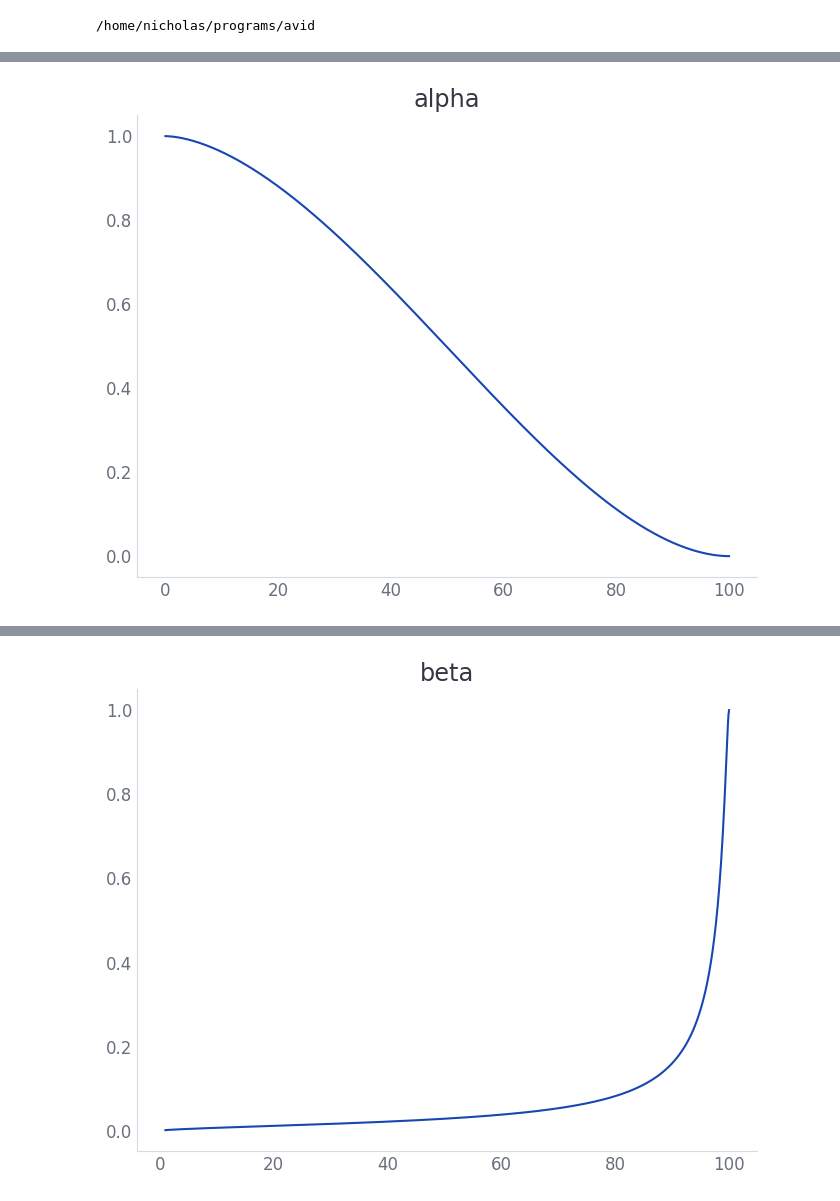
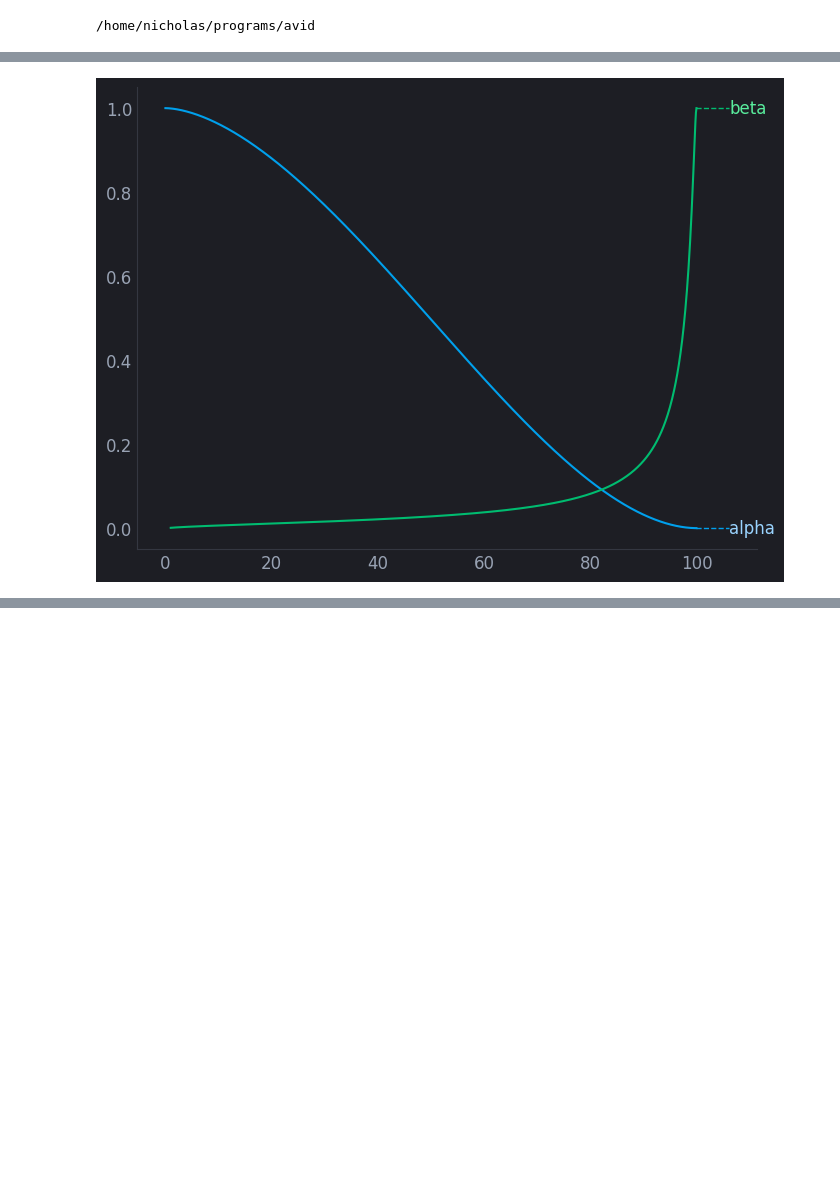
Before and after one commit to nicholas-miklaucic/avid, a Jupyter notebook: notebooks/diled-embedding-visual.ipynb, the cells around one changed output, grey strips where cells are left out. Drawn from its saved outputs; the diff is of its cells as text; code cells hidden in the pictures; blank space fills up the shorter version.

```diff
--- a/notebooks/diled-embedding-visual.ipynb
+++ b/notebooks/diled-embedding-visual.ipynb
@@ -29,7 +29,7 @@ from avid.checkpointing import best_ckpt
 # run_dir = Path('logs') / 'e_form_equivariant_patch_235'
 # run_dir = Path('logs') / '04-13-interrupted-919'
 # run_dir = Path('logs') / '04-13-14_650'
-run_dir = Path('logs') / '04-15-15_508'
+run_dir = Path('logs') / '04-15-22_360'
 
 with open(run_dir / 'config.toml') as conf_file:
     config = pyrallis.cfgparsing.load(MainConfig, conf_file)
@@ -88,10 +88,10 @@ arg0
 # %%
 xx = jnp.linspace(0, 100, 1000)
 
 for k, v in model.diffusion.schedule.alpha_beta(xx).items():
     plt.plot(xx, v, label=k)
-    plt.title(k)
-    plt.show()
+
+rp.line_labels()
 # %% [output]
 [interactive output not drawn]
-[figure, old version]
+[figure, new version]
@@ -99,4 +98,3 @@ for k, v in model.diffusion.schedule.alpha_beta(xx).items():
-[figure, removed]
 # %%
 model.encoder_decoder.spec_emb.species_embed_matrix()
 # %% [output]
```
Also changed, not shown: parts of 29 cells of this notebook, 2 other files.
